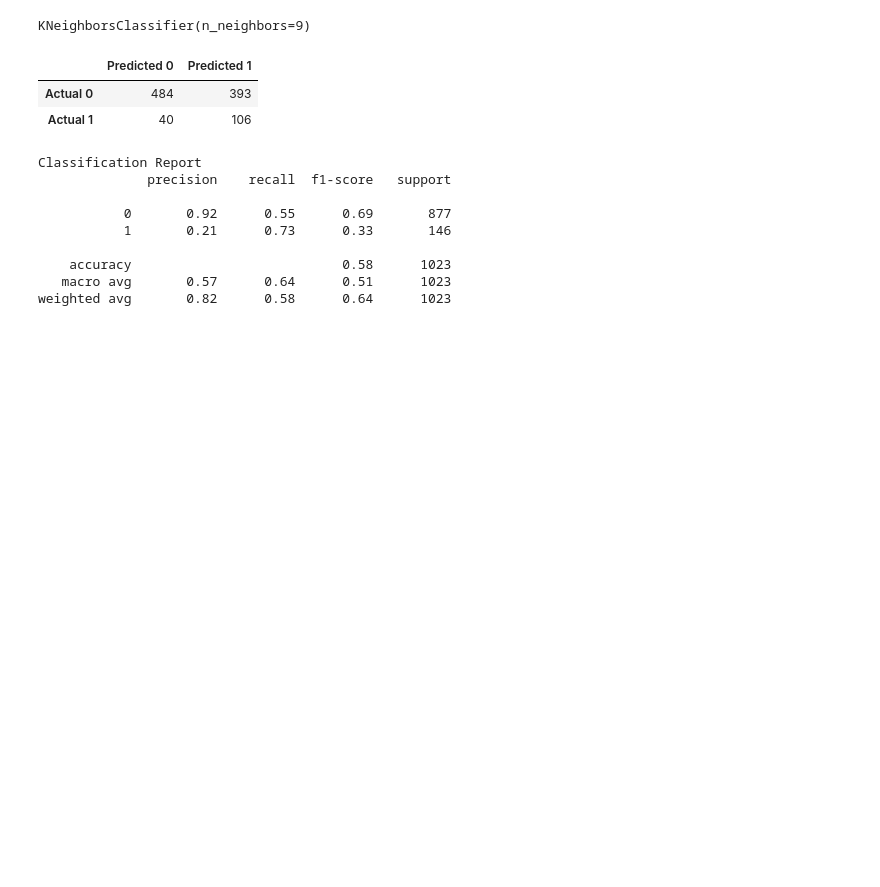
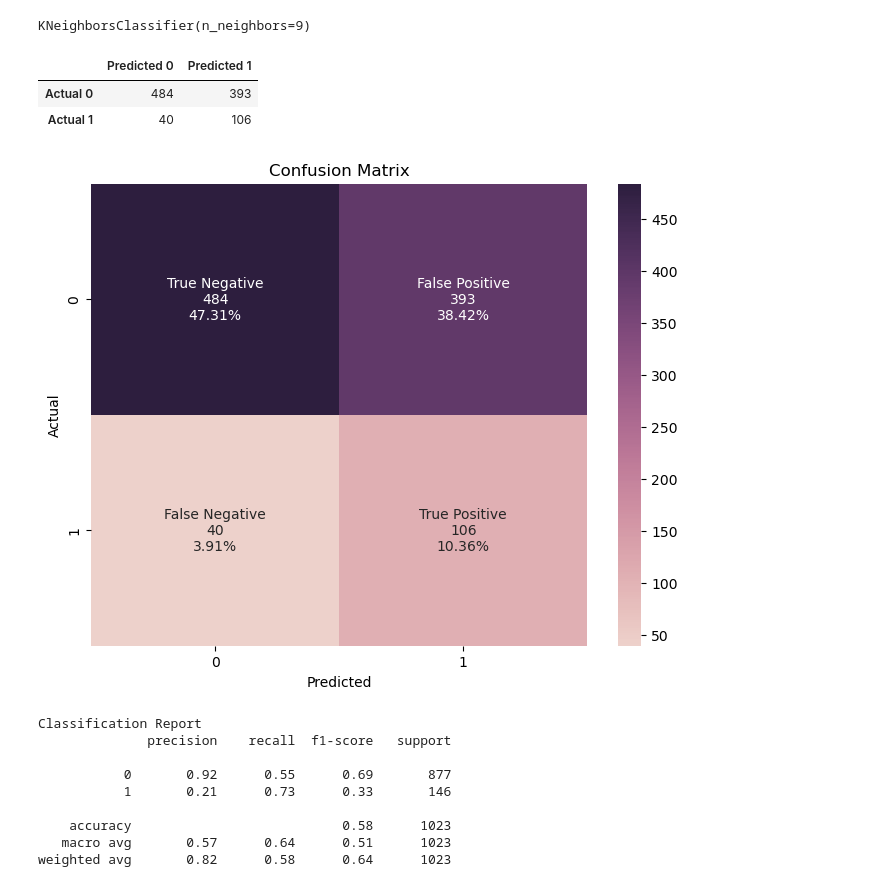
Before and after one commit to DAsInDavid1/Data_Bootcamp_Final, a Jupyter notebook: Resources/Machine_Learning_Models/Machine_Learning_K_nearest_neighbors.ipynb, the cells around one changed output. Drawn from its saved outputs; the diff is of its cells as text; code cells hidden in the pictures; blank space fills up the shorter version.

Commit message:
adding heatmap code

```diff
--- a/Resources/Machine_Learning_Models/Machine_Learning_K_nearest_neighbors.ipynb
+++ b/Resources/Machine_Learning_Models/Machine_Learning_K_nearest_neighbors.ipynb
@@ -179,6 +180,24 @@ display(cm_df)
 |  | Predicted 0 | Predicted 1 |
 | Actual 0 | 484 | 393 |
 | Actual 1 | 40 | 106 |
+# %%
+#confusion matrix Heatmap
+confusion_matrix_values = cm
+
+group_names = ['True Negative', 'False Positive', 'False Negative', 'True Positive']
+group_counts = ["{0:0.0f}".format(value) for value in confusion_matrix_values.flatten()]
+group_percentages = ["{0:.2%}".format(value) for value in confusion_matrix_values.flatten() / np.sum(confusion_matrix_values)]
+labels = [f"{v1}\n{v2}\n{v3}" for v1, v2, v3 in zip(group_names, group_counts, group_percentages)]
+labels = np.asarray(labels).reshape(2, 2)
+
+plt.figure(figsize=(8, 6))
+sns.heatmap(confusion_matrix_values, annot=labels, fmt='', cmap=sns.cubehelix_palette(as_cmap=True))
+plt.xlabel('Predicted')
+plt.ylabel('Actual')
+plt.title('Confusion Matrix')
+plt.show()
+# %% [output]
+[figure, added]
 # %%
 print("Classification Report")
 print(classification_report(y_test, y_pred))
```
Also changed, not shown: parts of 1 cell of this notebook.
